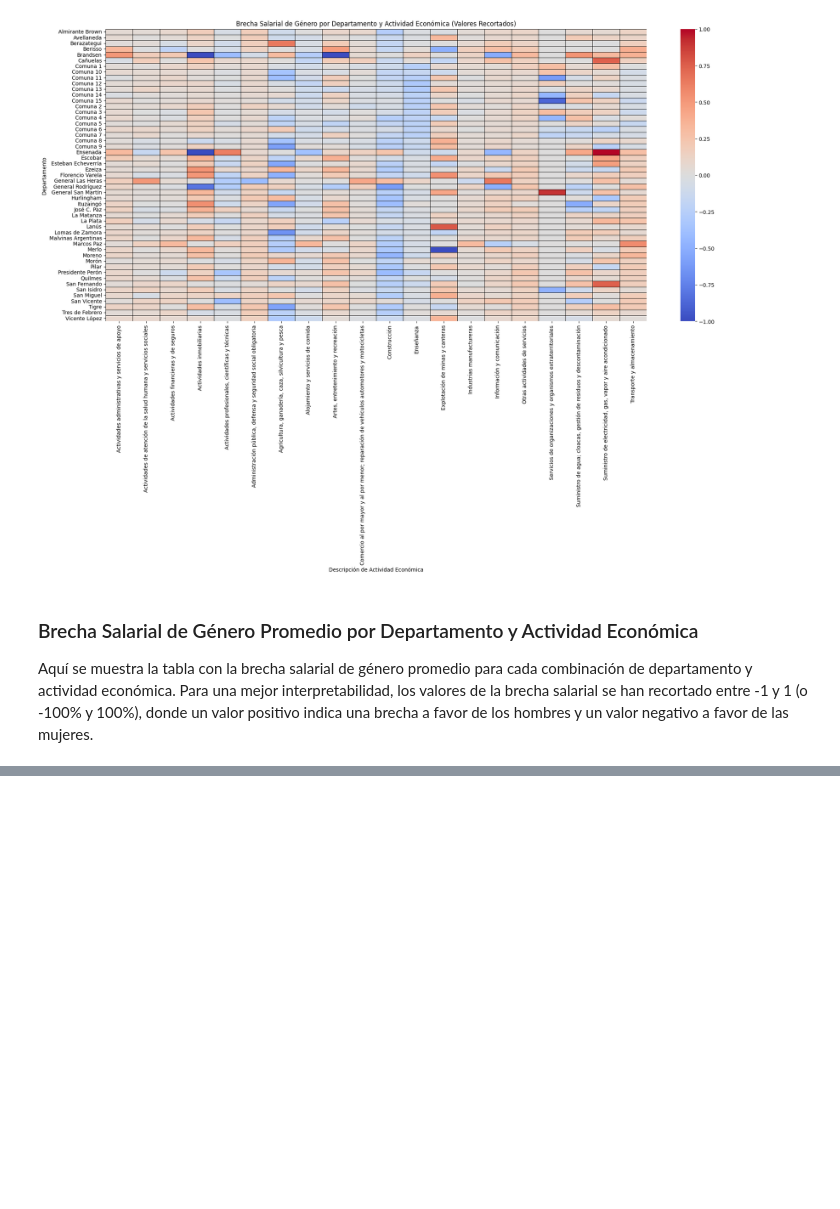
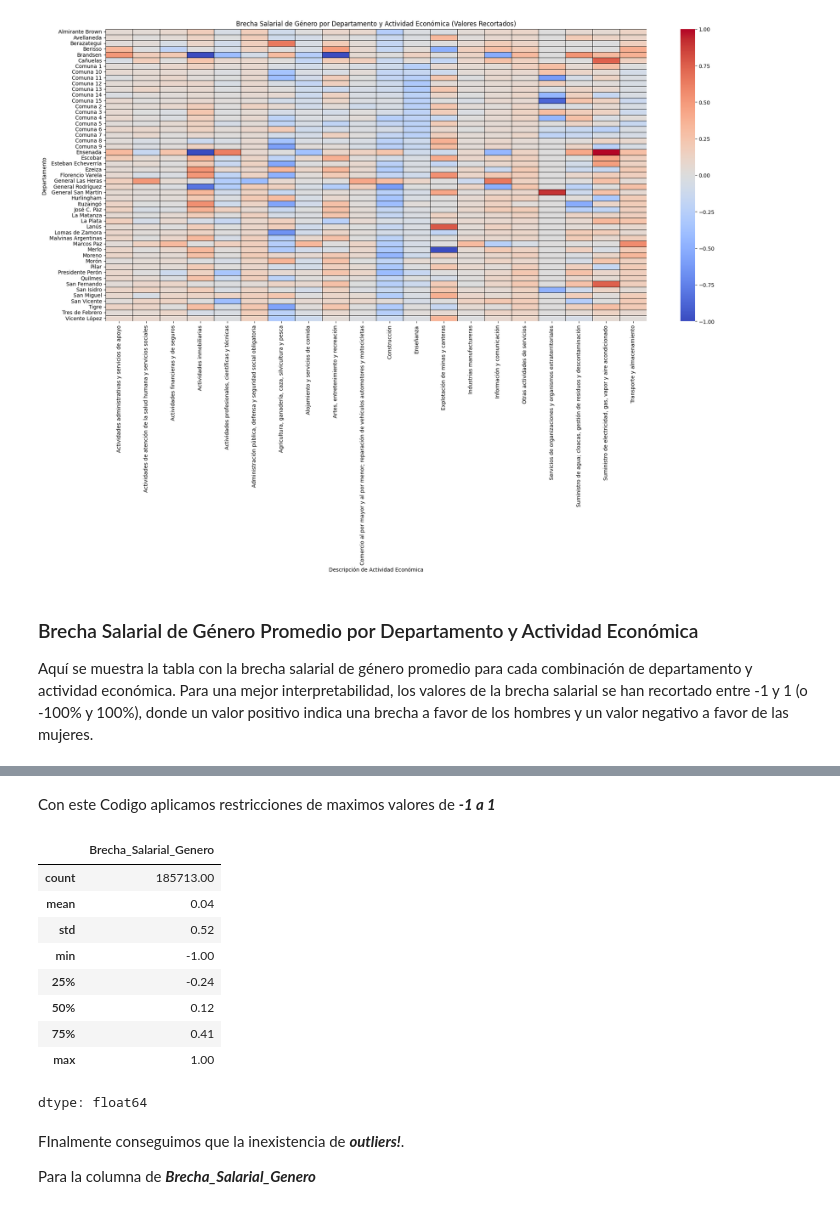
Before and after one commit to tost1n/Tp-laboratorio, a Jupyter notebook: Tp.ipynb, the cells around one changed output, grey strips where cells are left out. Drawn from its saved outputs; the diff is of its cells as text; code cells hidden in the pictures; blank space fills up the shorter version.

```diff
--- a/Tp.ipynb
+++ b/Tp.ipynb
@@ -656,0 +681,2 @@ See the caveats in the documentation: https://pandas.pydata.org/pandas-docs/stab
+# %%
+DF_Con_brecha = DF_Con_brecha.copy()
@@ -656,0 +685,24 @@ See the caveats in the documentation: https://pandas.pydata.org/pandas-docs/stab
+# %%
+DF_Con_brecha['Brecha_Salarial_Genero'] = (
+    DF_Con_brecha['Brecha_Salarial_Genero']
+    .clip(-1, 1)
+)
+# %% [markdown]
+Con este Codigo aplicamos restricciones de maximos valores de ***-1 a 1***
+# %%
+DF_Con_brecha['Brecha_Salarial_Genero'].describe().round(2)
+# %% [output]
+|  | Brecha_Salarial_Genero |
+| count | 185713.00 |
+| mean | 0.04 |
+| std | 0.52 |
+| min | -1.00 |
+| 25% | -0.24 |
+| 50% | 0.12 |
+| 75% | 0.41 |
+| max | 1.00 |
+dtype: float64
+# %% [markdown]
+FInalmente conseguimos que la inexistencia de ***outliers!***.
+
+ Para la columna de ***Brecha_Salarial_Genero***
```
Also changed, not shown: parts of 4 cells of this notebook.
